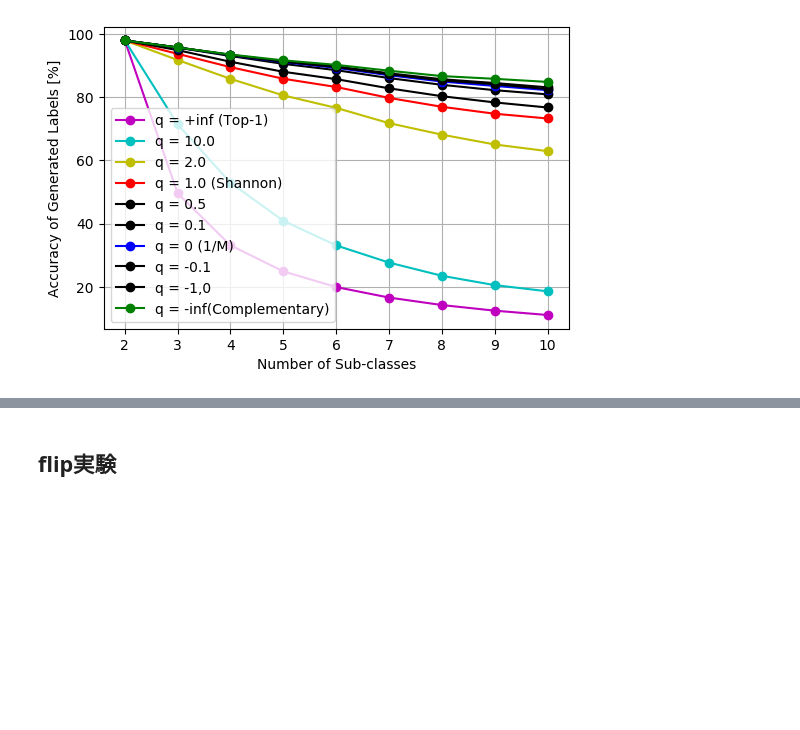
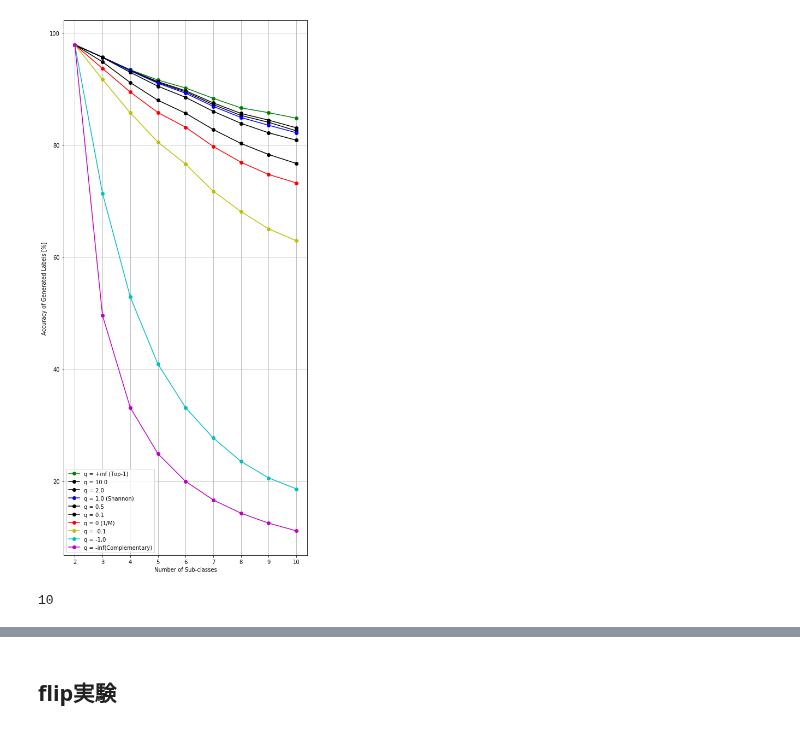
Before and after one commit to 1W1521375/entropy_labelling, a Jupyter notebook: for_graphs.ipynb, the cells around one changed output, grey strips where cells are left out. Cells and saved outputs as stored; diff of their text form; code cells hidden in the pictures; blank space fills up the shorter version.

Commit message:
additional graphs

```diff
--- a/for_graphs.ipynb
+++ b/for_graphs.ipynb
@@ -18,20 +18,20 @@ q2 = [e[1] for e in [(1.0, 97.91555555555557, 97.91555555555557), (1.00014583333
 q10 = [e[1] for e in [(1.0, 97.91555555555557, 97.91555555555557), (1.0000791666666669, 95.6972572093726, 95.7045833333334), (1.001816666666666, 93.3721980271965, 93.53785714285718), (1.0055555555555549, 91.32998825165733, 91.82837301587303), (1.008983333333333, 89.70908372946477, 90.50523809523814), (1.0142625, 87.53556894037482, 88.775), (1.0189111111111109, 85.65135997826238, 87.26555555555554), (1.02585, 84.45058240098153, 86.63000000000001), (1.0315, 83.08288899660688, 85.7)]]
 qtop1 = [e[1] for e in [(1.0, 97.91555555555557, 97.91555555555557), (1.0, 95.70083333333339, 95.70083333333339), (1.0, 93.45857142857146, 93.45857142857146), (1.0, 91.61924603174603, 91.61924603174603), (1.0, 90.20047619047618, 90.20047619047618), (1.0, 88.34375000000001, 88.34375000000001), (1.0, 86.64555555555555, 86.64555555555555), (1.0, 85.785, 85.785), (1.0, 84.8, 84.8)]]
 # %%
-tsallis_labels_acc = [q_neg_inf, neg_one, neg_qtenth, qzero, qtenth, qhalf, qshannon, q2, q10, qtop1]
+tsallis_labels_acc = [q_neg_inf, neg_one, neg_qtenth, qzero, qtenth, qhalf, qshannon, q2, q10, qtop1][::-1]
 # %%
-colours = ['m', 'c', 'y', 'r', 'k', 'k', 'b', 'k', 'k', 'g']
-names = ["q = +inf (Top-1)", "q = 10.0", "q = 2.0", "q = 1.0 (Shannon)", "q = 0.5", "q = 0.1", "q = 0 (1/M)", "q = -0.1", "q = -1,0", "q = -inf(Complementary)"]
-plt.figure(dpi = 100)
+colours = ['m', 'c', 'y', 'r', 'k', 'k', 'b', 'k', 'k', 'g'][::-1]
+names = ["q = +inf (Top-1)", "q = 10.0", "q = 2.0", "q = 1.0 (Shannon)", "q = 0.5", "q = 0.1", "q = 0 (1/M)", "q = -0.1", "q = -1,0", "q = -inf(Complementary)"][::-1][::-1]
+plt.figure(figsize = [8.0, 18.0])
 for c, q_labels_acc in enumerate(tsallis_labels_acc):
     plt.plot([i for i in range(2, 11)], q_labels_acc, marker = 'o', color = colours[c], label = names[c])
 plt.xlabel("Number of Sub-classes")
 plt.ylabel("Accuracy of Generated Labels [%]")
 plt.legend(loc = 'best')
 plt.grid(True)
 plt.savefig("tsallis_qs_additional.pdf")
 # %% [output]
-[figure, old version]
+[figure, new version]
 # %%
 q_neginf_lnum = [1.0, 2.0, 3.0, 4.0, 5.0, 6.0, 7.0, 8.0, 9.0]
 neg_one_lnum = [e[0] for e in [(1.0, 97.91555555555556, 97.91555555555556), (1.3845124999999996, 71.38385625432825, 98.55541666666664), (1.8689428571428577, 52.91222129091504, 98.51904761904763), (2.41676388888889, 40.890537972190884, 98.56091269841268), (2.982421428571428, 33.10343690579796, 98.5540476190476), (3.556491666666666, 27.671551255241464, 98.29833333333335), (4.181222222222221, 23.496303659557906, 98.20222222222223), (4.7951999999999995, 20.54094298636682, 98.465), (5.3105, 18.58582054420488, 98.7)]]
@@ -51,3 +51,7 @@ tsallis_labels_num = [q_neginf_lnum, neg_one_lnum, qzero_lnum, qtenth_lnum, qhal
+# %%
+len(tsallis_labels_num)
+# %% [output]
+10
 # %%
 colours = ['m', 'c', 'y', 'r', 'k', 'k', 'b', 'k', 'k', 'g']
 names = ["q = -inf(Complementary)", "q = -1.0", "q = -0.1", "q = 0 (1/M)", "q = 0.1", "q = 0.5", "q = 1.0 (Shannon)", "q = 2.0", "q = 10.0", "q = +inf (Top-1)"]
```
Also changed, not shown: parts of 3 cells of this notebook, 2 other files.
